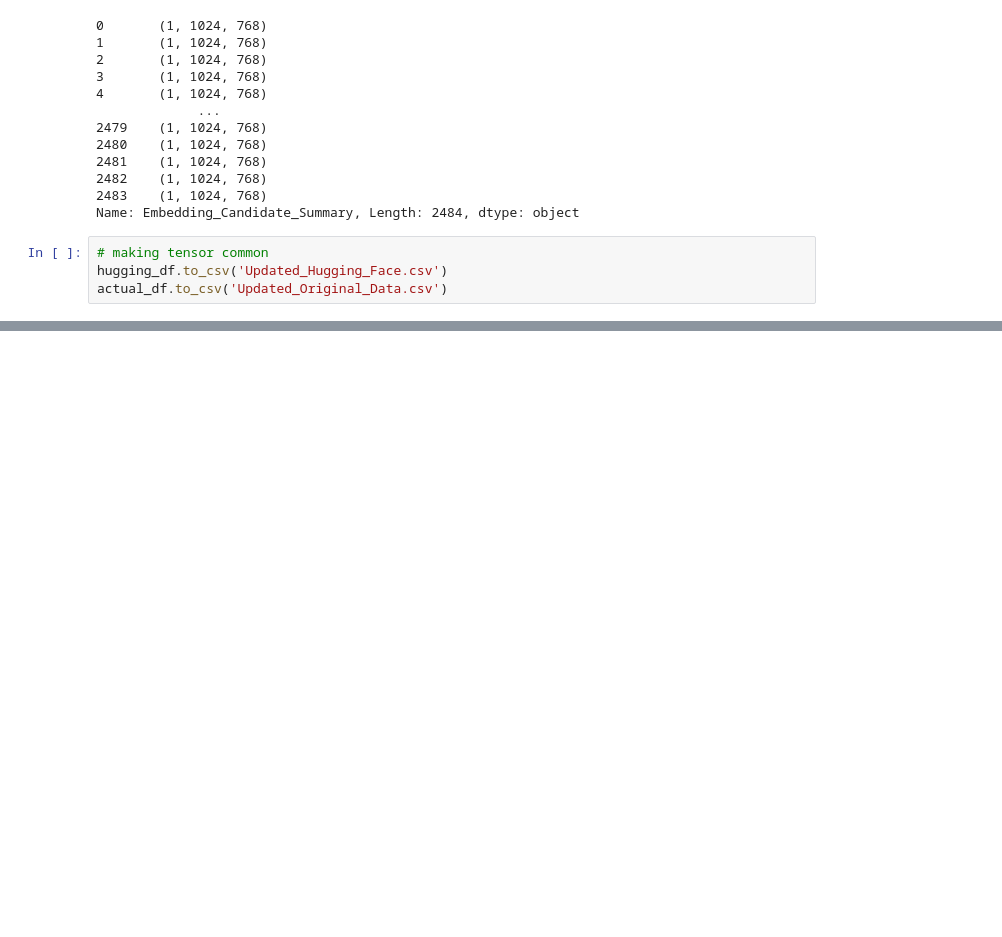
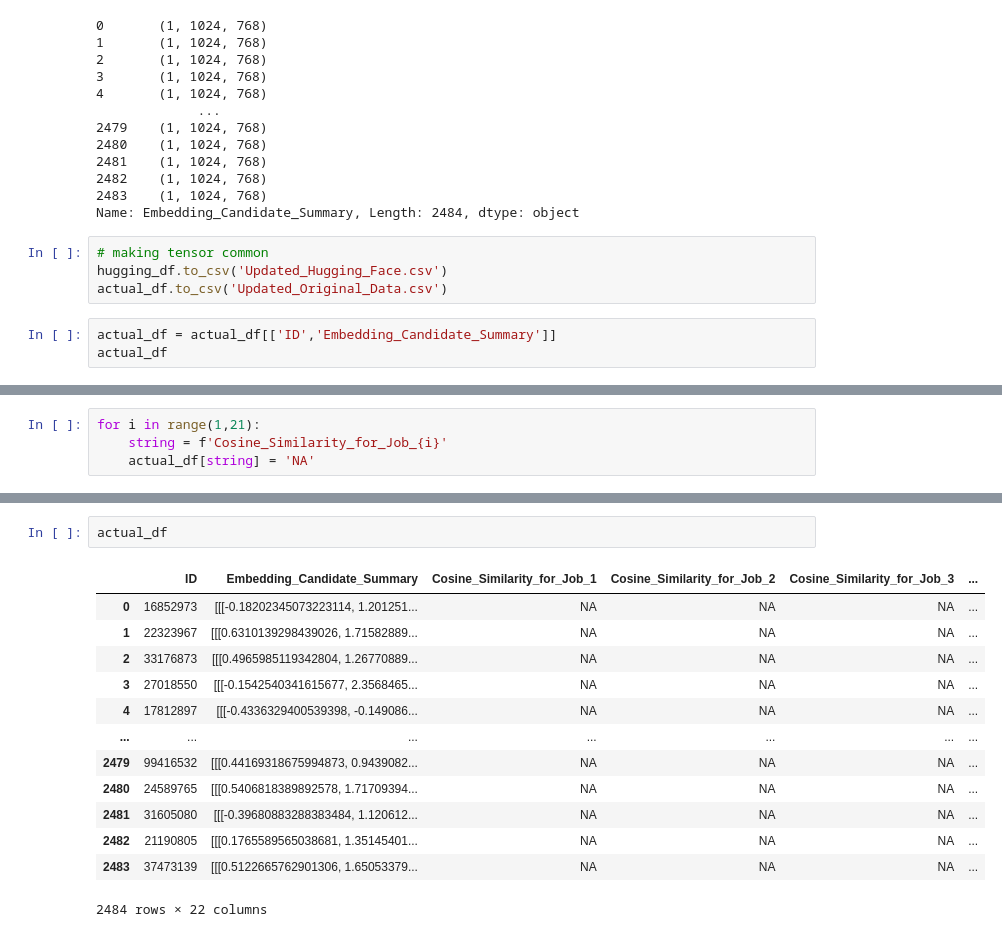
Before and after one commit to Jatin-Repository/Captial_Placement, a Jupyter notebook: Tokenization.ipynb, the cells around one changed output, grey strips where cells are left out. Drawn from its saved outputs; the diff is of its cells as text; blank space fills up the shorter version.

```diff
--- a/Tokenization.ipynb
+++ b/Tokenization.ipynb
@@ -518,3 +522,6 @@ Name: Embedding_Candidate_Summary, Length: 2484, dtype: object
 # making tensor common
 hugging_df.to_csv('Updated_Hugging_Face.csv')
 actual_df.to_csv('Updated_Original_Data.csv')
+# %%
+actual_df = actual_df[['ID','Embedding_Candidate_Summary']]
+actual_df
@@ -520,0 +582,4 @@ actual_df.to_csv('Updated_Original_Data.csv')
+# %%
+for i in range(1,21):
+    string = f'Cosine_Similarity_for_Job_{i}'
+    actual_df[string] = 'NA'
@@ -520,0 +604,16 @@ actual_df.to_csv('Updated_Original_Data.csv')
+# %%
+actual_df
+# %% [output]
+|  | ID | Embedding_Candidate_Summary | Cosine_Similarity_for_Job_1 | Cosine_Similarity_for_Job_2 | Cosine_Similarity_for_Job_3 | ... |
+| 0 | 16852973 | [[[-0.18202345073223114, 1.201251... | NA | NA | NA | ... |
+| 1 | 22323967 | [[[0.6310139298439026, 1.71582889... | NA | NA | NA | ... |
+| 2 | 33176873 | [[[0.4965985119342804, 1.26770889... | NA | NA | NA | ... |
+| 3 | 27018550 | [[[-0.1542540341615677, 2.3568465... | NA | NA | NA | ... |
+| 4 | 17812897 | [[[-0.4336329400539398, -0.149086... | NA | NA | NA | ... |
+| ... | ... | ... | ... | ... | ... | ... |
+| 2479 | 99416532 | [[[0.44169318675994873, 0.9439082... | NA | NA | NA | ... |
+| 2480 | 24589765 | [[[0.5406818389892578, 1.71709394... | NA | NA | NA | ... |
+| 2481 | 31605080 | [[[-0.39680883288383484, 1.120612... | NA | NA | NA | ... |
+| 2482 | 21190805 | [[[0.1765589565038681, 1.35145401... | NA | NA | NA | ... |
+| 2483 | 37473139 | [[[0.5122665762901306, 1.65053379... | NA | NA | NA | ... |
+2484 rows × 22 columns
```
Also changed, not shown: parts of 12 cells of this notebook, 2 other files.
